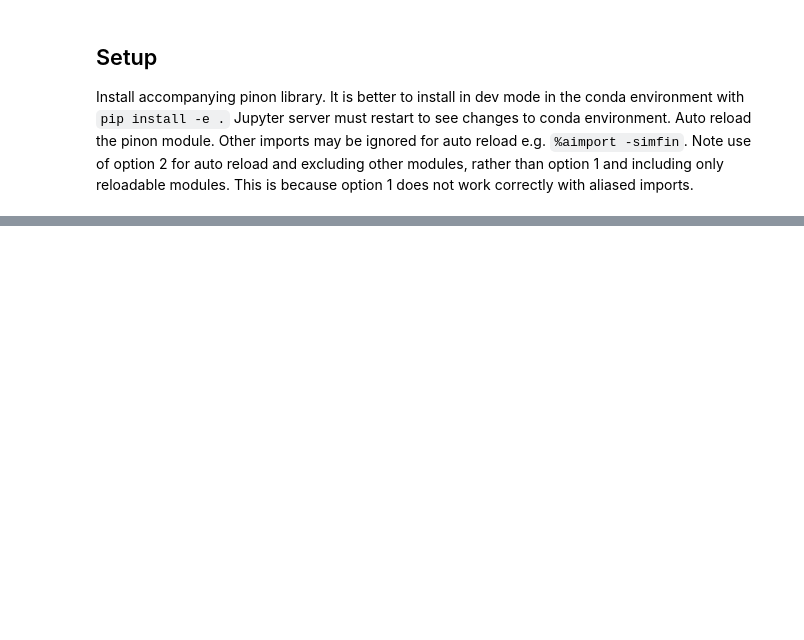
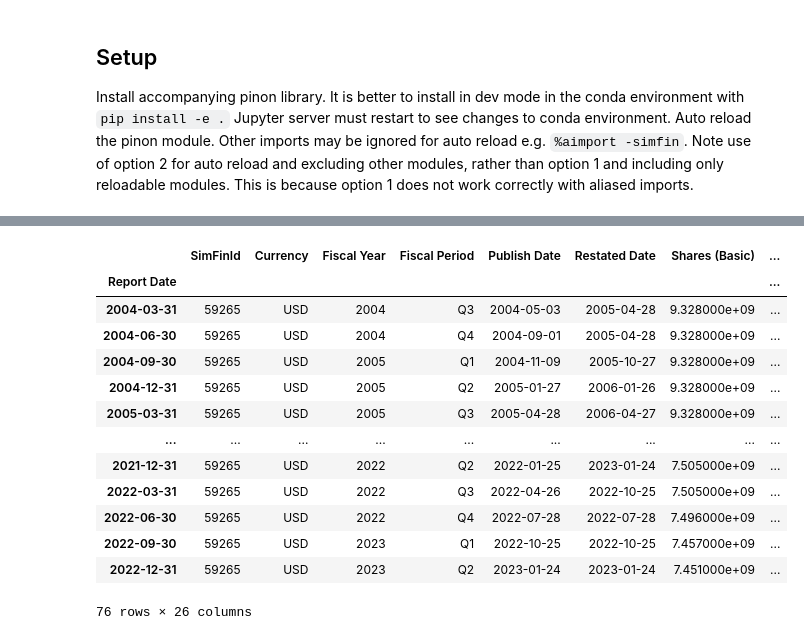
Before and after one commit to ddannenb/pinon, a Jupyter notebook: notebooks/try1.ipynb, the cells around one changed output, grey strips where cells are left out. Cells and saved outputs as stored; diff of their text form; code cells hidden in the pictures; blank space fills up the shorter version.

```diff
--- a/notebooks/try1.ipynb
+++ b/notebooks/try1.ipynb
@@ -65,3 +78,21 @@ Done!
 # %%
-temp = qf.get_income_statements(['IBM','CVX', 'D', 'V', 'MA'])
+temp = qf.get_income_statements(['IBM','CVX', 'D', 'V', 'MA', 'MSFT'])
+msft_stmnts = temp.loc['MSFT']
+msft_stmnts_ndx = msft_stmnts.index
+msft_stmnts
+# %% [output]
+|  | SimFinId | Currency | Fiscal Year | Fiscal Period | Publish Date | Restated Date | Shares (Basic) | ... |
+| Report Date |  |  |  |  |  |  |  | ... |
+| 2004-03-31 | 59265 | USD | 2004 | Q3 | 2004-05-03 | 2005-04-28 | 9.328000e+09 | ... |
+| 2004-06-30 | 59265 | USD | 2004 | Q4 | 2004-09-01 | 2005-04-28 | 9.328000e+09 | ... |
+| 2004-09-30 | 59265 | USD | 2005 | Q1 | 2004-11-09 | 2005-10-27 | 9.328000e+09 | ... |
+| 2004-12-31 | 59265 | USD | 2005 | Q2 | 2005-01-27 | 2006-01-26 | 9.328000e+09 | ... |
+| 2005-03-31 | 59265 | USD | 2005 | Q3 | 2005-04-28 | 2006-04-27 | 9.328000e+09 | ... |
+| ... | ... | ... | ... | ... | ... | ... | ... | ... |
+| 2021-12-31 | 59265 | USD | 2022 | Q2 | 2022-01-25 | 2023-01-24 | 7.505000e+09 | ... |
+| 2022-03-31 | 59265 | USD | 2022 | Q3 | 2022-04-26 | 2022-10-25 | 7.505000e+09 | ... |
+| 2022-06-30 | 59265 | USD | 2022 | Q4 | 2022-07-28 | 2022-07-28 | 7.496000e+09 | ... |
+| 2022-09-30 | 59265 | USD | 2023 | Q1 | 2022-10-25 | 2022-10-25 | 7.457000e+09 | ... |
+| 2022-12-31 | 59265 | USD | 2023 | Q2 | 2023-01-24 | 2023-01-24 | 7.451000e+09 | ... |
+76 rows × 26 columns
 # %%
```
Also changed, not shown: parts of 14 cells of this notebook, 2 other files.
